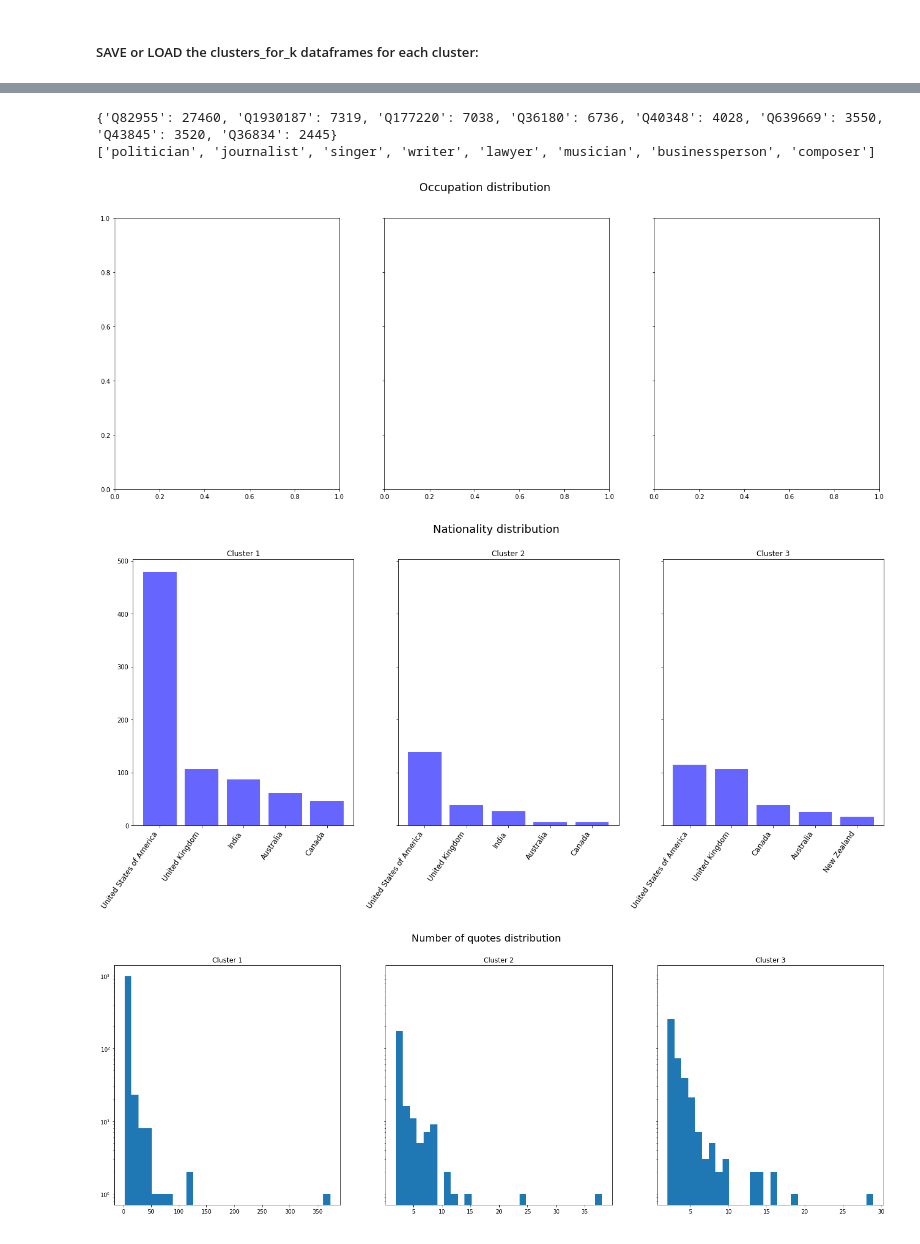
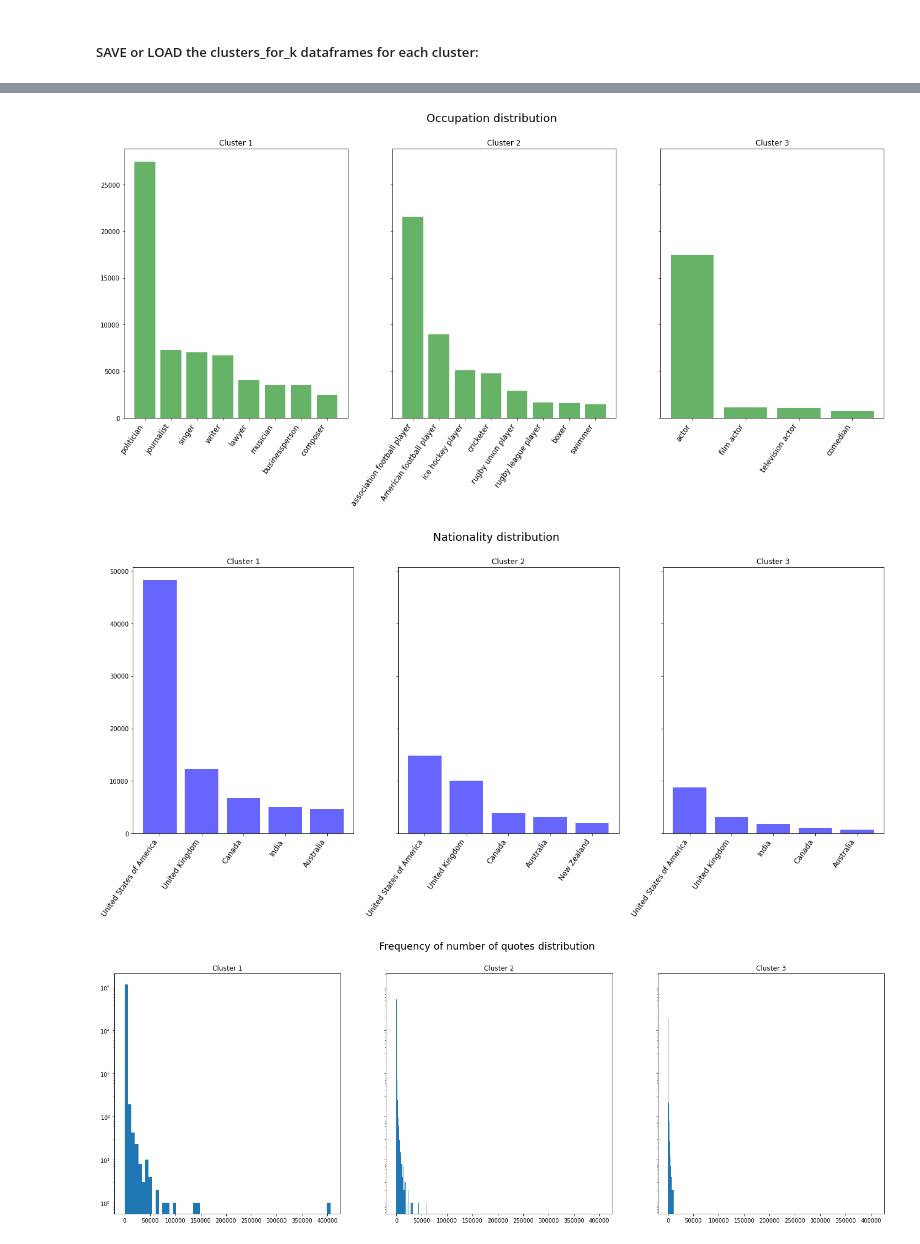
Before and after one commit to epfl-ada/ada-2021-project-quotebankers, a Jupyter notebook: clustering.ipynb, the cells around one changed output, grey strips where cells are left out. Drawn from its saved outputs; the diff is of its cells as text; code cells hidden in the pictures.

```diff
--- a/clustering.ipynb
+++ b/clustering.ipynb
@@ -255,7 +255,7 @@ See the caveats in the documentation: https://pandas.pydata.org/pandas-docs/stab
 Drop the categorical column of occupation which was used to create the new columns with WordNet
 # %%
 # Drop the categorical column of occupation which was used to create the new columns with WordNet
-speakers_features_preprocessed_final_really = speakers_features_final.drop(columns=['occupation']).dropna()
+speakers_features_preprocessed_final_really = speakers_features_final.drop(columns=['occupation'])
 print(speakers_features_preprocessed_final_really.shape)
 speakers_features_preprocessed_final_really.head(2)
 # %% [output]
@@ -395,7 +395,7 @@ def get_cluster_points(features, labels):
         list_of_dfs.append(df)
     return list_of_dfs
 
-clusters_for_k = get_cluster_points(normalized_speakers, kprotos[3].labels_)
+clusters_for_k = get_cluster_points(speakers_features_preprocessed_final_really, kprotos[3].labels_)
 # %% [markdown]
 ##### SAVE or LOAD the clusters_for_k dataframes for each cluster:
 # %%
@@ -435,55 +465,51 @@ def plot_occupation_of_clusters(wikidata_speakers, clusters, nr_occupations=8):
 
 plot_occupation_of_clusters(speakers_features_final, clusters_for_k)
 # %% [output]
-{'Q82955': 27460, 'Q1930187': 7319, 'Q177220': 7038, 'Q36180': 6736, 'Q40348': 4028, 'Q639669': 3550, 'Q43845': 3520, 'Q36834': 2445}
-['politician', 'journalist', 'singer', 'writer', 'lawyer', 'musician', 'businessperson', 'composer']
-[figure, old version]
+[figure, new version]
 # %%
-def plot_nationality_of_clusters(clusters, nr_nationalities=5):
+def plot_nationality_of_clusters(wikidata_speakers, clusters, nr_nationalities=5):
     """
     Input: clusters - list of dataframes, where each dataframe contains points of the same cluster label.
     """
     nr_clusters = len(clusters)
     fig, axs = plt.subplots(1, nr_clusters, figsize=(22, 8), sharey=True)
 
     for i, df in enumerate(clusters):
         # Get the qids from the quotations df:
         qids = df.index.tolist()
         # Get the rows of the speakers having the wanted qids
         speakers = wikidata_speakers.loc[qids]
         # Get the speakers occupations and count them
-        nationality_ids = [nat[0] for nat in speakers.nationality.values if not nat is None]
-        nationality_count = Counter(nationality_ids)
+        nationality_count = Counter(speakers.nationality.values)
         nationality_count_sorted = dict(sorted(nationality_count.items(), key=lambda x: x[1], reverse=True))
         top_nationalities = dict(itertools.islice(nationality_count_sorted.items(), nr_nationalities))
-
         # Query wikidata for occupation labels
         top_nationality_labels = [get_entity_dict_from_api(item)['labels']['en']['value'] for item in top_nationalities.keys()]
         # Plot
         _ = axs[i].set_title(f'Cluster {i+1}')
         _ = axs[i].bar(top_nationalities.keys(), top_nationalities.values(), color='b', log=False, alpha=0.6)
         _ = axs[i].set_xticklabels(top_nationality_labels)
         _ = plt.setp(axs[i].get_xticklabels(), fontsize=12, rotation=55, ha='right')
     fig.suptitle('Nationality distribution', fontsize=18)
 
-plot_nationality_of_clusters(clusters_for_k)
+plot_nationality_of_clusters(speakers_features_final, clusters_for_k)
 # %% [output]
-[figure, old version]
+[figure, new version]
 # %%
 def plot_nr_quotes_of_clusters(clusters):
     # plt.bar(range(1, len(clusters) + 1), [cluster_df.n_quotes.sum() for cluster_df in clusters])
     # plt.xlabel('Cluster number')
     # plt.ylabel('Number of quotations')
     nr_clusters = len(clusters)
-    fig, axs = plt.subplots(1, nr_clusters, figsize=(25, 8), sharey=True)
+    fig, axs = plt.subplots(1, nr_clusters, figsize=(25, 8), sharex=True, sharey=True)
     for i, cluster_df in enumerate(clusters):
-        axs[i].hist(cluster_df.n_quotes, bins=30, log=True)
+        axs[i].hist(cluster_df.n_quotes, bins=60, log=True)
         axs[i].set_title(f'Cluster {i+1}')
-    fig.suptitle('Number of quotes distribution', fontsize=18)
+    fig.suptitle('Frequency of number of quotes distribution', fontsize=18)
 
 plot_nr_quotes_of_clusters(clusters_for_k)
 # %% [output]
-[figure, old version]
+[figure, new version]
 # %%
 def plot_age_of_clusters(clusters):
     """
```
Also changed, not shown: parts of 5 cells of this notebook, 10 other files.
